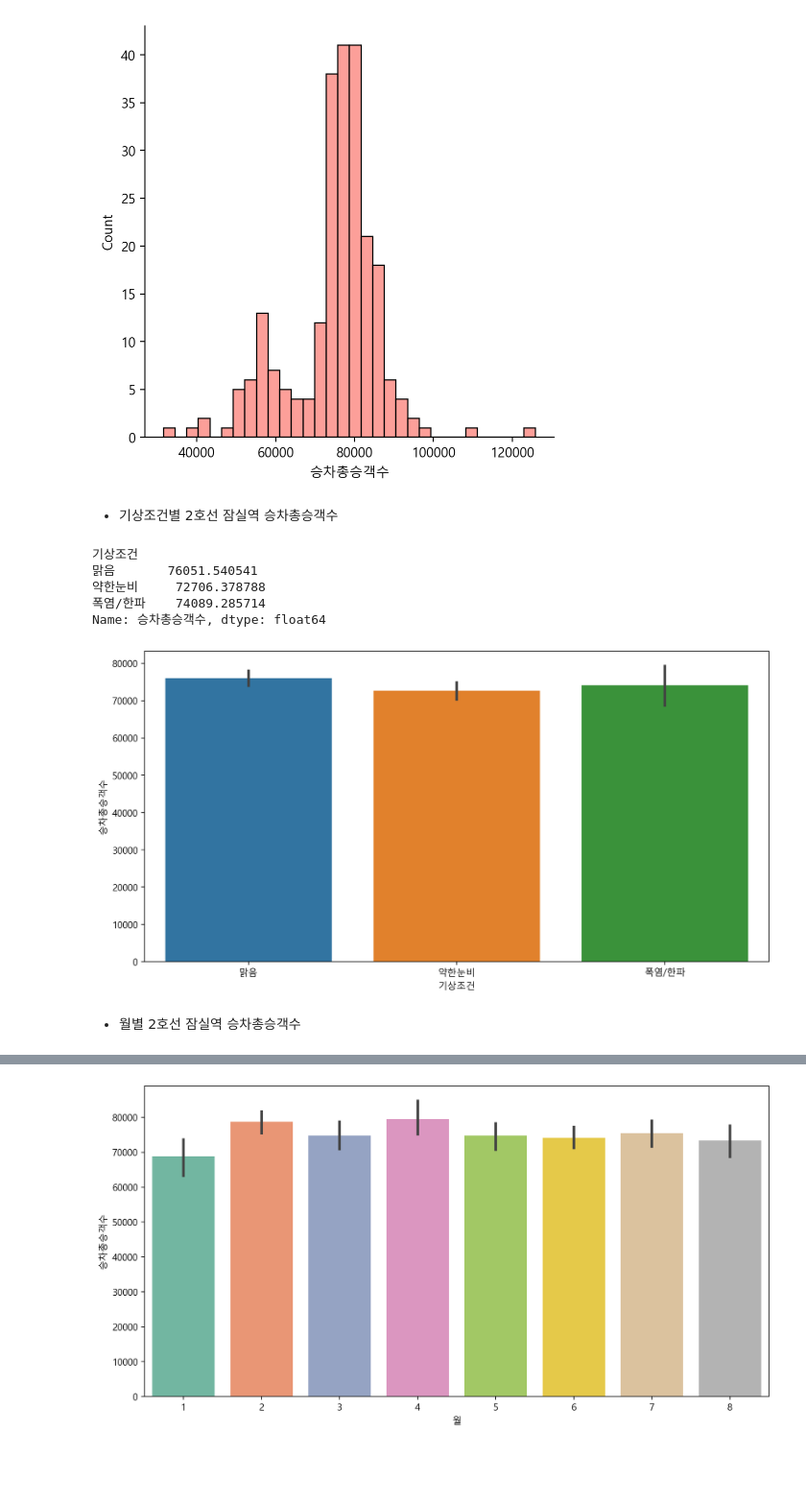
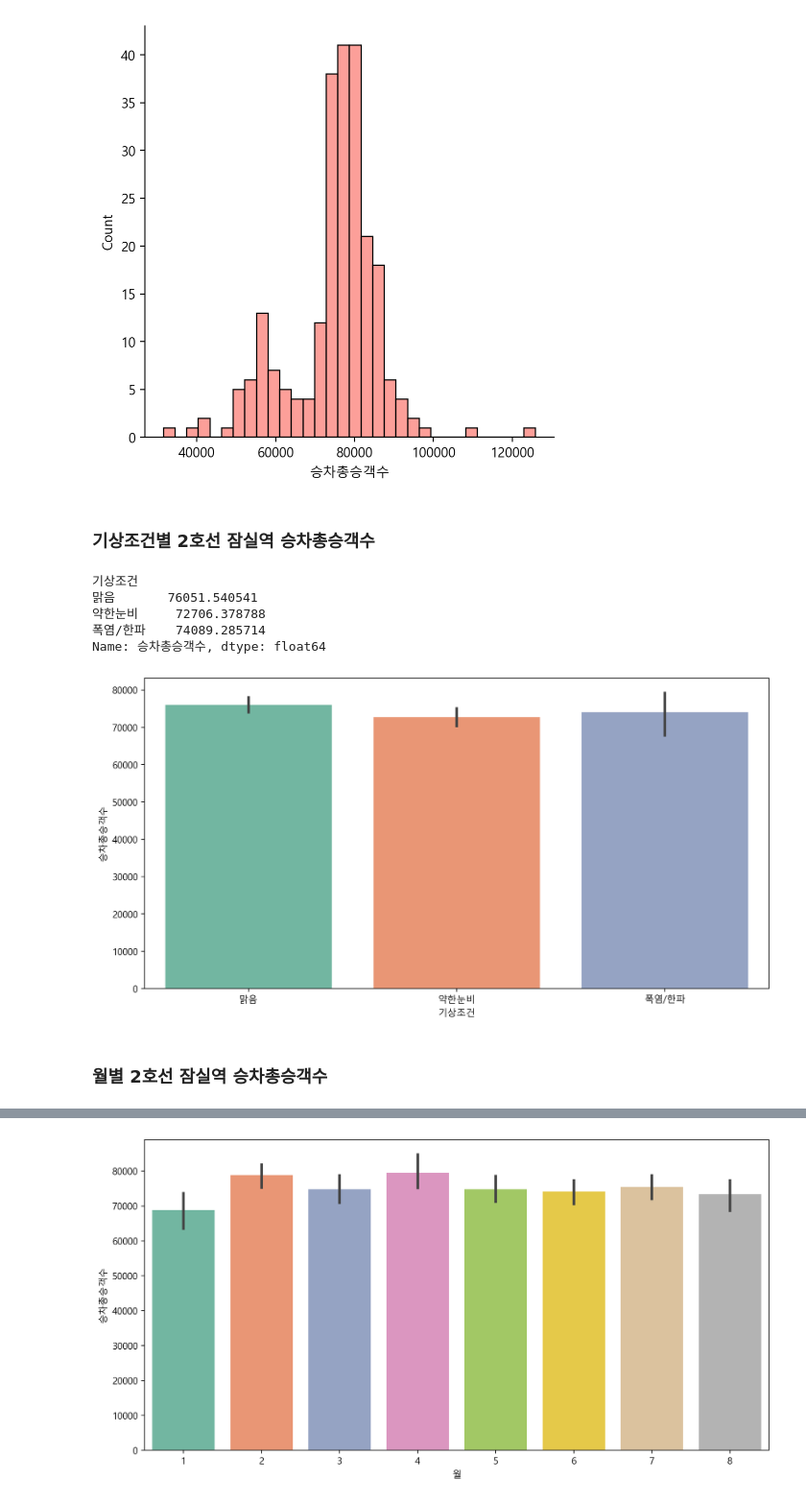
Before and after one commit to mizima1015/multi_semi_project, a Jupyter notebook: EDA/[시각화_000]_2호선잠실역.ipynb, the cells around one changed output, grey strips where cells are left out. Shown: that part at 96% size. Drawn from its saved outputs; the diff is of its cells as text; code cells hidden in the pictures; blank space fills up the shorter version.

```diff
--- a/EDA/[시각화_000]_2호선잠실역.ipynb
+++ b/EDA/[시각화_000]_2호선잠실역.ipynb
@@ -145,7 +145,7 @@ plt.show()
 # %% [output]
 [figure]
 # %% [markdown]
-- 기상조건별 2호선 잠실역 승차총승객수
+### 기상조건별 2호선 잠실역 승차총승객수
 # %%
 jsil_2.groupby(['기상조건'])['승차총승객수'].mean()
 # %% [output]
@@ -157,13 +157,14 @@ Name: 승차총승객수, dtype: float64
 # %%
 plt.figure(figsize = (12, 6))
 sns.barplot(x = '기상조건',
             y = '승차총승객수',
-            data = jsil_2)
+            data = jsil_2,
+            palette="Set2")
 plt.show()
 # %% [output]
-[figure, old version]
+[figure, new version]
 # %% [markdown]
-- 월별 2호선 잠실역 승차총승객수
+### 월별 2호선 잠실역 승차총승객수
 # %%
 jsil_2.groupby(['월'])['승차총승객수'].mean()
 # %% [output]
```
Also changed, not shown: parts of 18 cells of this notebook.
